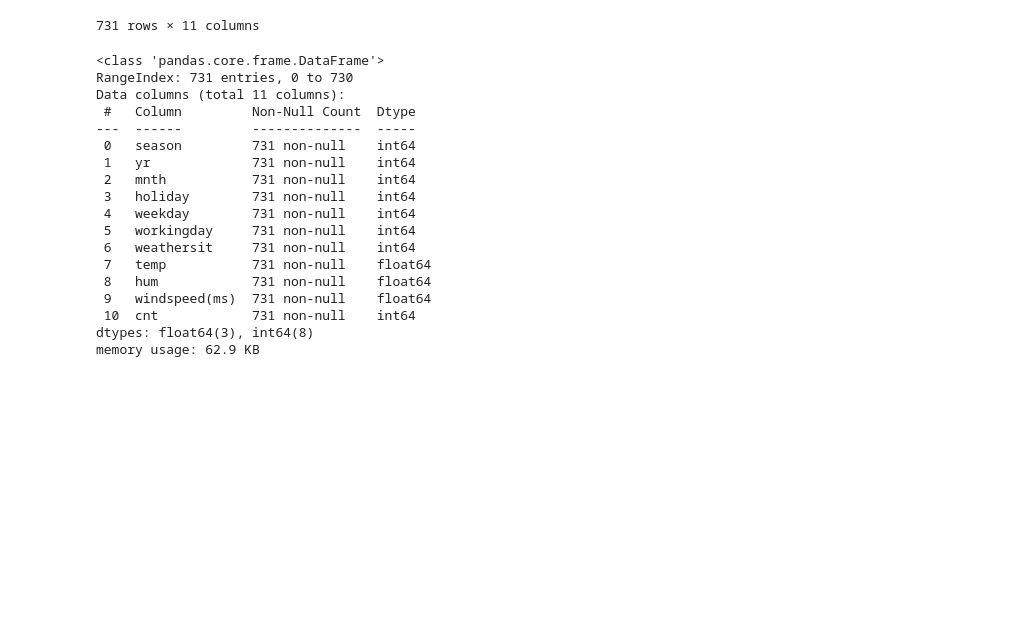
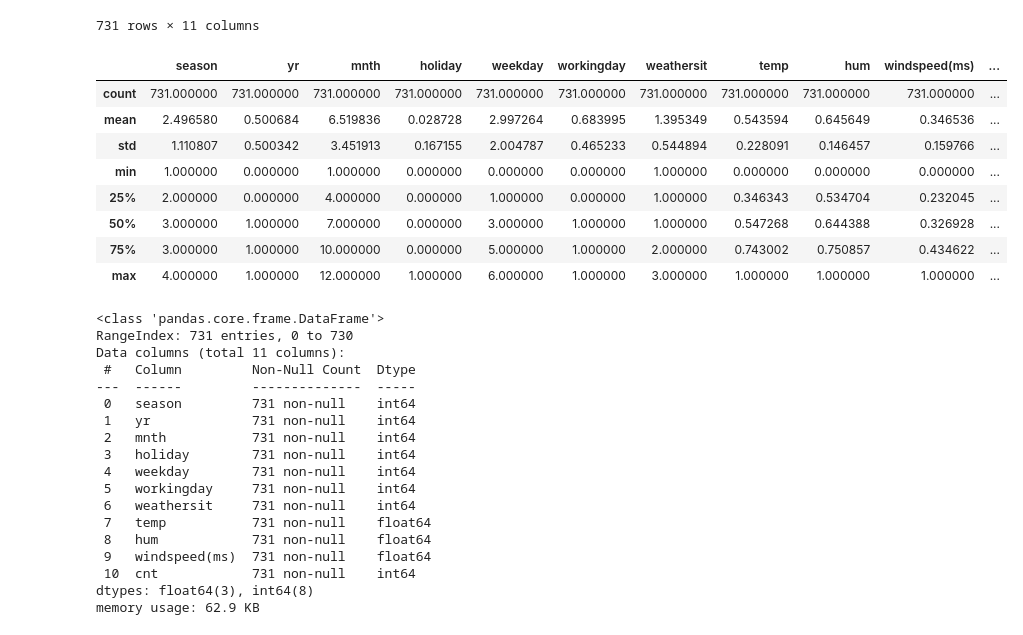
Before and after one commit to cobalte90/LinReg, a Jupyter notebook: linear_regression_show.ipynb, the cells around one changed output. Saved outputs shown, nothing was run; the diff lists cells and outputs as text; code cells hidden in the pictures; blank space fills up the shorter version.

```diff
--- a/linear_regression_show.ipynb
+++ b/linear_regression_show.ipynb
@@ -30,6 +29,18 @@ df
 | 729 | 1 | 1 | 12 | 0 | 0 | 0 | 1 | 0.245101 | 0.497001 | 0.676936 | ... |
 | 730 | 1 | 1 | 12 | 0 | 1 | 1 | 2 | 0.195259 | 0.593830 | 0.273062 | ... |
 731 rows × 11 columns
+# %%
+df.describe()
+# %% [output]
+|  | season | yr | mnth | holiday | weekday | workingday | weathersit | temp | hum | windspeed(ms) | ... |
+| count | 731.000000 | 731.000000 | 731.000000 | 731.000000 | 731.000000 | 731.000000 | 731.000000 | 731.000000 | 731.000000 | 731.000000 | ... |
+| mean | 2.496580 | 0.500684 | 6.519836 | 0.028728 | 2.997264 | 0.683995 | 1.395349 | 0.543594 | 0.645649 | 0.346536 | ... |
+| std | 1.110807 | 0.500342 | 3.451913 | 0.167155 | 2.004787 | 0.465233 | 0.544894 | 0.228091 | 0.146457 | 0.159766 | ... |
+| min | 1.000000 | 0.000000 | 1.000000 | 0.000000 | 0.000000 | 0.000000 | 1.000000 | 0.000000 | 0.000000 | 0.000000 | ... |
+| 25% | 2.000000 | 0.000000 | 4.000000 | 0.000000 | 1.000000 | 0.000000 | 1.000000 | 0.346343 | 0.534704 | 0.232045 | ... |
+| 50% | 3.000000 | 1.000000 | 7.000000 | 0.000000 | 3.000000 | 1.000000 | 1.000000 | 0.547268 | 0.644388 | 0.326928 | ... |
+| 75% | 3.000000 | 1.000000 | 10.000000 | 0.000000 | 5.000000 | 1.000000 | 2.000000 | 0.743002 | 0.750857 | 0.434622 | ... |
+| max | 4.000000 | 1.000000 | 12.000000 | 1.000000 | 6.000000 | 1.000000 | 3.000000 | 1.000000 | 1.000000 | 1.000000 | ... |
 # %%
 # Looking for missed and empty values
 df.info()
```
Also changed, not shown: parts of 5 cells of this notebook, 7 other files.
